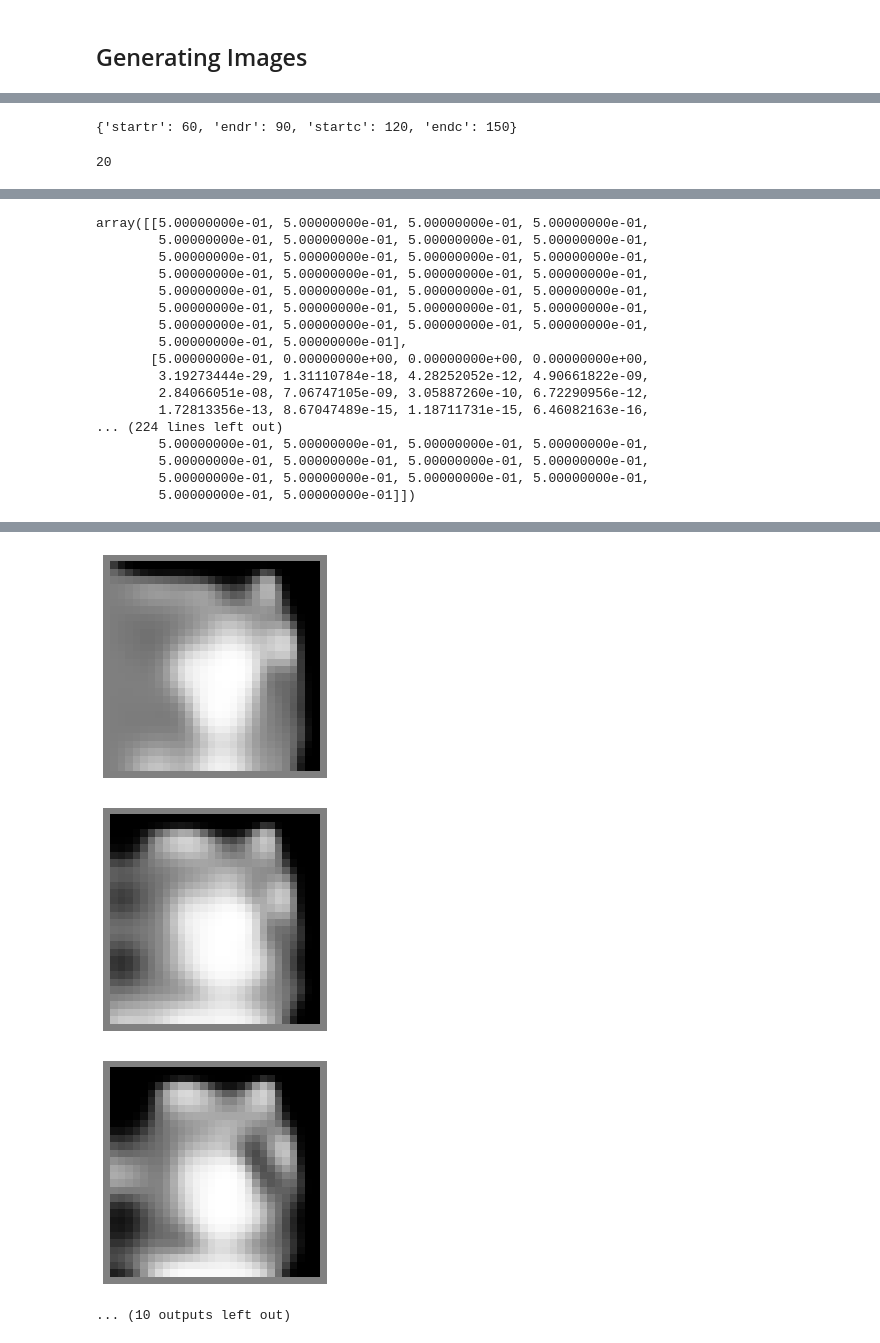
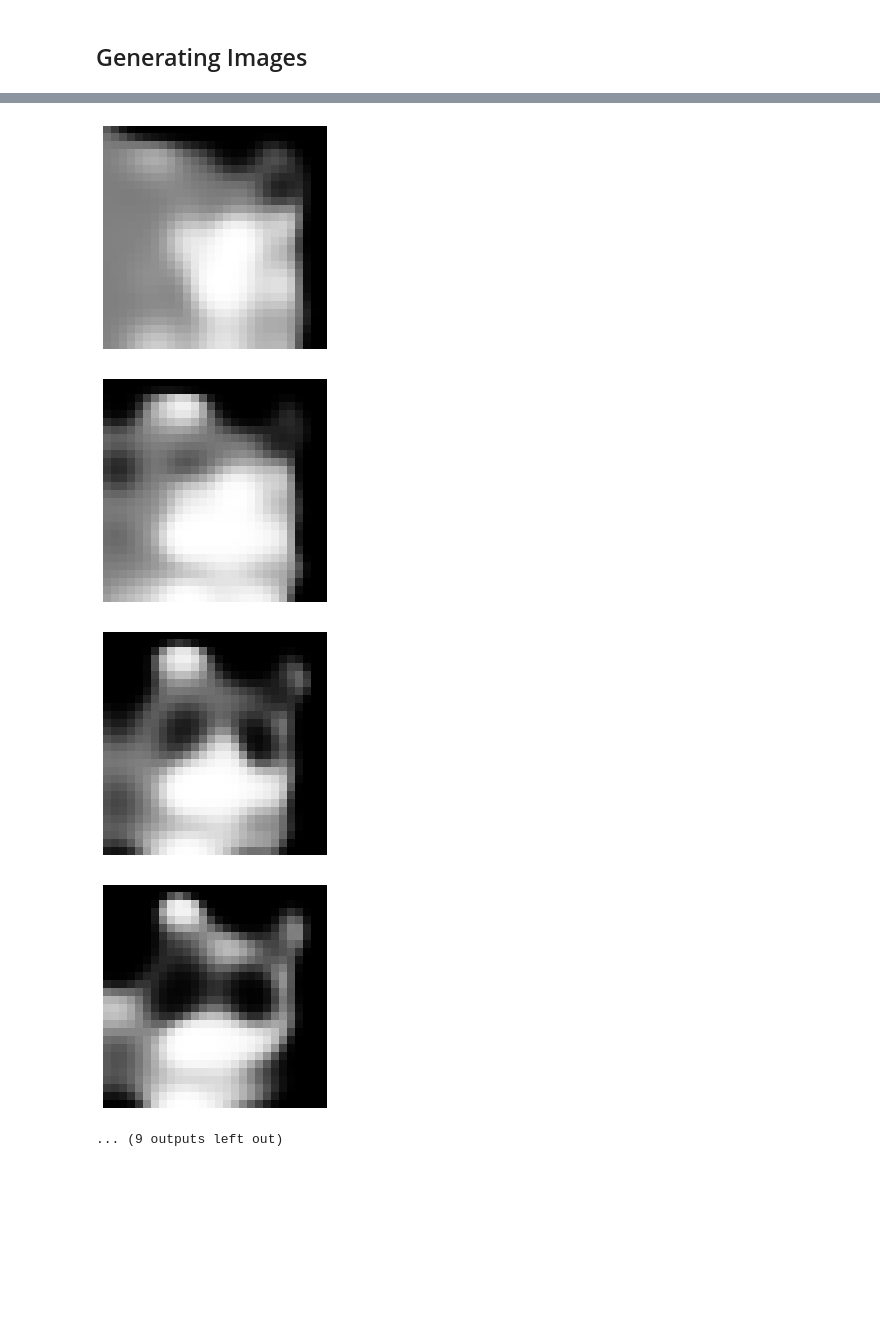
Before and after one commit to melodiCyb/sliver-maestro, a Jupyter notebook: notebooks/draw_cat.ipynb, the cells around one changed output, grey strips where cells are left out. Cells and saved outputs as stored; diff of their text form; code cells hidden in the pictures; blank space fills up the shorter version.

Commit message:
fix index conversion and add batch recons option

```diff
--- a/notebooks/draw_cat.ipynb
+++ b/notebooks/draw_cat.ipynb
@@ -156 +141,3 @@ data.shape
+# %%
+index = 68
 # %%
@@ -165,13 +148,6 @@ plt.imshow(npy_data[index].reshape(28,28))
-# %%
-print(test_model.get_image_location(index%64))
-# %% [output]
-{'startr': 60, 'endr': 90, 'startc': 120, 'endc': 150}
-# %%
-print(index%64)
-# %% [output]
-20
 # %%
 print("reconstructing images...")
-test_model.xrecons_grid(index%64, data)
+test_model = Test(category)
+test_model.xrecons(index)
 # %% [output]
 reconstructing images...
@@ -194,17 +153,0 @@ C:\Users\ozgur\Desktop\sandbox\sliver-maestro\src\data\output\images\cat\cat_tes
-array([[5.00000000e-01, 5.00000000e-01, 5.00000000e-01, 5.00000000e-01,
-        5.00000000e-01, 5.00000000e-01, 5.00000000e-01, 5.00000000e-01,
-        5.00000000e-01, 5.00000000e-01, 5.00000000e-01, 5.00000000e-01,
-        5.00000000e-01, 5.00000000e-01, 5.00000000e-01, 5.00000000e-01,
-        5.00000000e-01, 5.00000000e-01, 5.00000000e-01, 5.00000000e-01,
-        5.00000000e-01, 5.00000000e-01, 5.00000000e-01, 5.00000000e-01,
-        5.00000000e-01, 5.00000000e-01, 5.00000000e-01, 5.00000000e-01,
-        5.00000000e-01, 5.00000000e-01],
-       [5.00000000e-01, 0.00000000e+00, 0.00000000e+00, 0.00000000e+00,
-        3.19273444e-29, 1.31110784e-18, 4.28252052e-12, 4.90661822e-09,
-        2.84066051e-08, 7.06747105e-09, 3.05887260e-10, 6.72290956e-12,
-        1.72813356e-13, 8.67047489e-15, 1.18711731e-15, 6.46082163e-16,
-... (224 lines left out)
-        5.00000000e-01, 5.00000000e-01, 5.00000000e-01, 5.00000000e-01,
-        5.00000000e-01, 5.00000000e-01, 5.00000000e-01, 5.00000000e-01,
-        5.00000000e-01, 5.00000000e-01, 5.00000000e-01, 5.00000000e-01,
-        5.00000000e-01, 5.00000000e-01]])
@@ -218,4 +161,5 @@ array([[5.00000000e-01, 5.00000000e-01, 5.00000000e-01, 5.00000000e-01,
-[figure, old version]
+[figure, new version]
-[figure, old version]
+[figure, new version]
-[figure, old version]
+[figure, new version]
-... (10 outputs left out)
+[figure, added]
+... (9 outputs left out)
```
Also changed, not shown: parts of 21 cells of this notebook, 2 other files.
